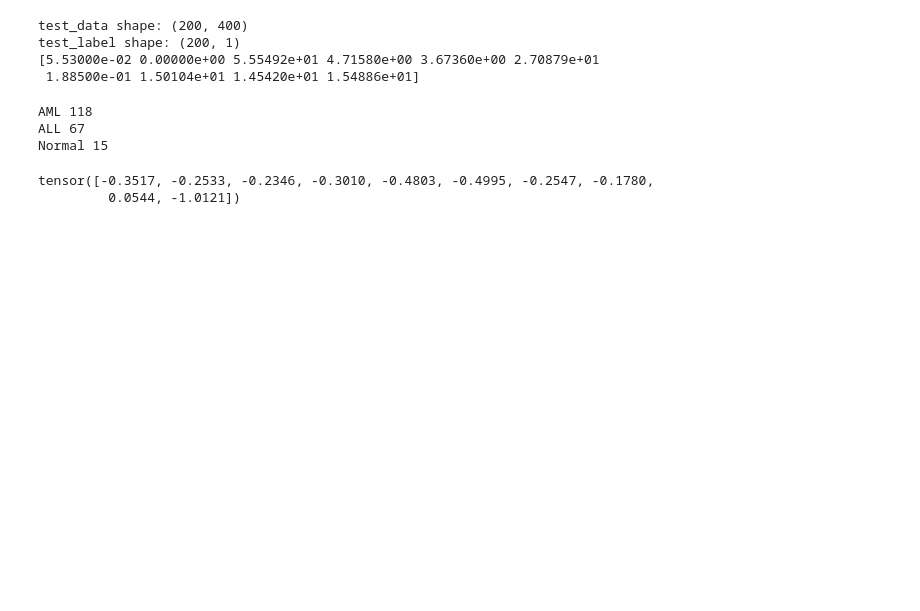
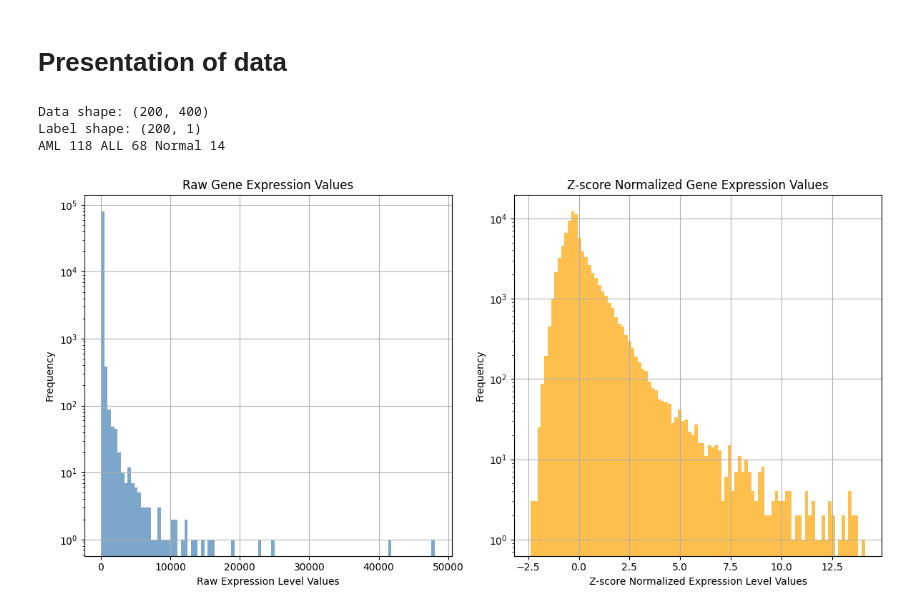
Before and after one commit to Richlogger/42186-Model-Based-ML-Project, a Jupyter notebook: model4.ipynb, the cells around one changed output. Drawn from its saved outputs; the diff is of its cells as text; code cells hidden in the pictures; blank space fills up the shorter version.

```diff
--- a/model4.ipynb
+++ b/model4.ipynb
@@ -29,38 +32,53 @@ val_data_path = "small_val_data.csv"
 val_label_path = "small_val_labels.csv"
 val_data = pd.read_csv(val_data_path).values.astype(np.float32)
 val_label = pd.read_csv(val_label_path).values
-
-print("test_data shape:", test_data.shape)
-print("test_label shape:", test_label.shape)
-
-print(test_data[0,0:10])
-# %% [output]
-test_data shape: (200, 400)
-test_label shape: (200, 1)
-[5.53000e-02 0.00000e+00 5.55492e+01 4.71580e+00 3.67360e+00 2.70879e+01
- 1.88500e-01 1.50104e+01 1.45420e+01 1.54886e+01]
-# %%
-print(f"AML", np.sum(test_label == 0))
-print(f"ALL", np.sum(test_label == 1))
-print(f"Normal", np.sum(test_label == 2))
-# %% [output]
-AML 118
-ALL 67
-Normal 15
+# %% [markdown]
+# Presentation of data
 # %%
-X_train = test_data
+def normalize_data(data):
+    # Z-score normalization per gene
+    X_train_mean = data.mean(axis=0)
+    X_train_std = data.std(axis=0) + 1e-6  # avoid div-by-zero
+    X_norm = (data - X_train_mean) / X_train_std
+    X_clipped = np.clip(X_norm, -15, 15)
+    return X_clipped, X_train_mean, X_train_std
 
 
-# Z-score normalization per gene
-X_train_mean = X_train.mean(axis=0)
-X_train_std = X_train.std(axis=0) + 1e-6  # avoid div-by-zero
-X_norm = (X_train - X_train_mean) / X_train_std
-X_clipped = np.clip(X_norm, -5, 5)
-
-X_train_tensor = torch.tensor(X_clipped, dtype=torch.float32)
-
-
-print(X_train_tensor[0,0:10])
+X_norm, X_train_mean, X_train_std = normalize_data(test_data)
-# %% [output]
-tensor([-0.3517, -0.2533, -0.2346, -0.3010, -0.4803, -0.4995, -0.2547, -0.1780,
-         0.0544, -1.0121])
+# %%
+def present_data(data, label, norm_data):
+    print("Data shape:", data.shape)
+    print("Label shape:", label.shape)
+    print(f"AML", np.sum(label == 0), "ALL", np.sum(label == 1), "Normal", np.sum(label == 2))
+
+    # Flatten the matrix (5000 subjects × 60,000 genes) into a 1D array
+    raw_flat_gene_expr = data.flatten()
+    norm_flat_gene_expr = norm_data.flatten()
+
+    # Plot distributions in two subplots
+    plt.figure(figsize=(12, 6))
+    plt.subplot(1, 2, 1)
+    plt.hist(raw_flat_gene_expr, bins=100, color='steelblue', alpha=0.7)
+    plt.title("Raw Gene Expression Values")
+    plt.xlabel("Raw Expression Level Values")
+    plt.ylabel("Frequency")
+    plt.grid()
+    plt.yscale('log')  # Optional: log scale helps if values span wide range
+    plt.subplot(1, 2, 2)
+    plt.hist(norm_flat_gene_expr, bins=100, color='orange', alpha=0.7)
+    plt.title("Z-score Normalized Gene Expression Values")
+    plt.xlabel("Z-score Normalized Expression Level Values")
+    plt.ylabel("Frequency")
+    plt.grid()
+    plt.yscale('log')  # Optional: log scale helps if values span wide range
+    plt.tight_layout()
+    plt.show()
+
+
+
+present_data(val_data, val_label, X_norm)
+# %% [output]
+Data shape: (200, 400)
+Label shape: (200, 1)
+AML 118 ALL 68 Normal 14
+[figure, added]
```
Also changed, not shown: parts of 21 cells of this notebook.
